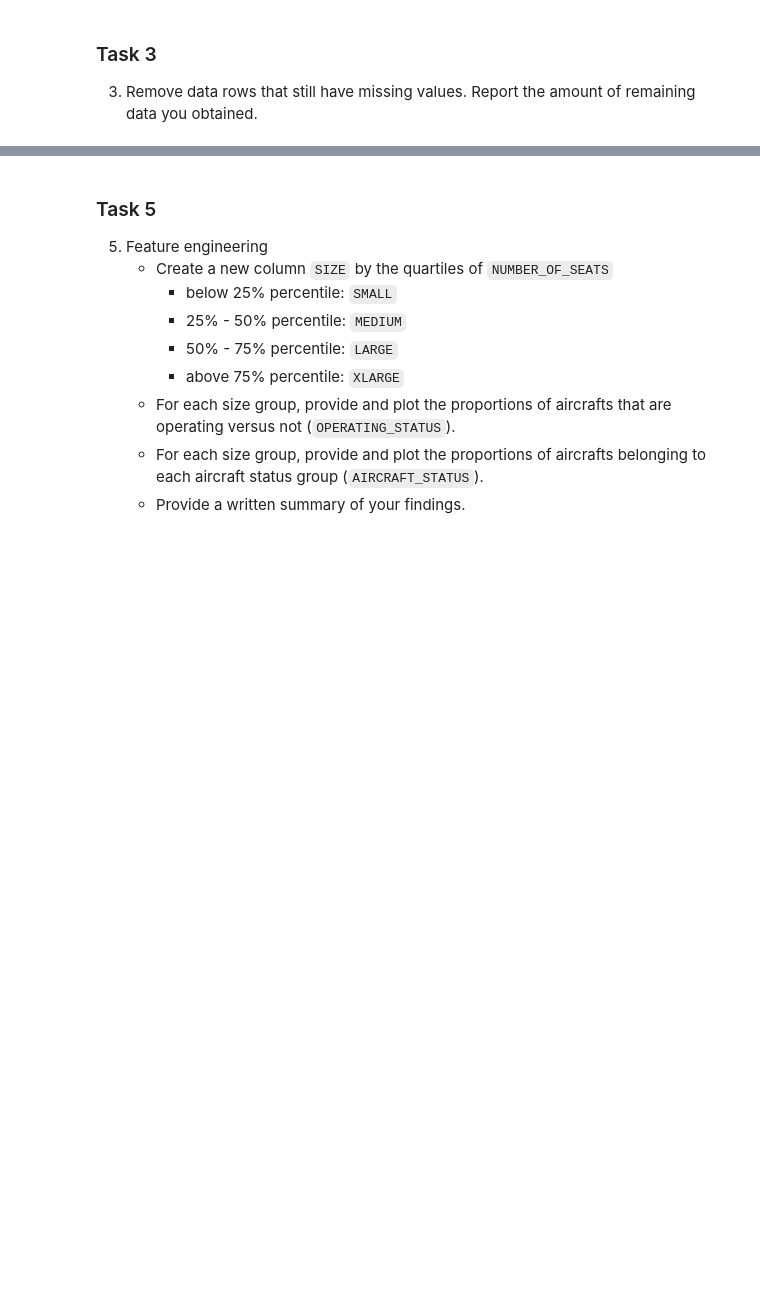
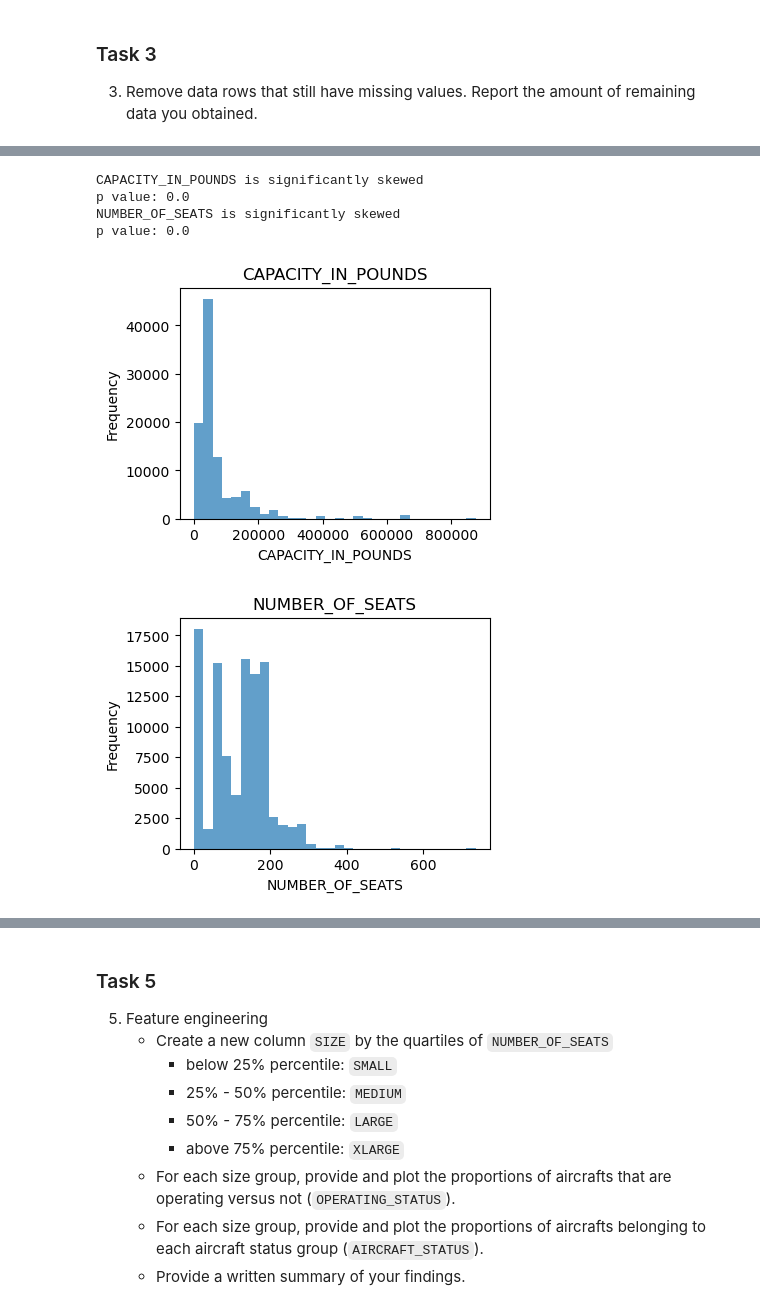
Before and after one commit to liv-fing/de300-2026wi-fingerson, a Jupyter notebook: homework_1/DATA_ENG300_HW1_Aircraft-1.ipynb, the cells around one changed output, grey strips where cells are left out. Drawn from its saved outputs; the diff is of its cells as text; code cells hidden in the pictures; blank space fills up the shorter version.

```diff
--- a/homework_1/DATA_ENG300_HW1_Aircraft-1.ipynb
+++ b/homework_1/DATA_ENG300_HW1_Aircraft-1.ipynb
@@ -245,0 +383,10 @@ New shape: (101167, 18)
+# %%
+skewtest_and_hist(inventory_imputed['CAPACITY_IN_POUNDS'])
+skewtest_and_hist(inventory_imputed['NUMBER_OF_SEATS'])
+# %% [output]
+CAPACITY_IN_POUNDS is significantly skewed
+p value: 0.0
+NUMBER_OF_SEATS is significantly skewed
+p value: 0.0
+[figure, added]
+[figure, added]
```
Also changed, not shown: parts of 26 cells of this notebook, 3 other files.
